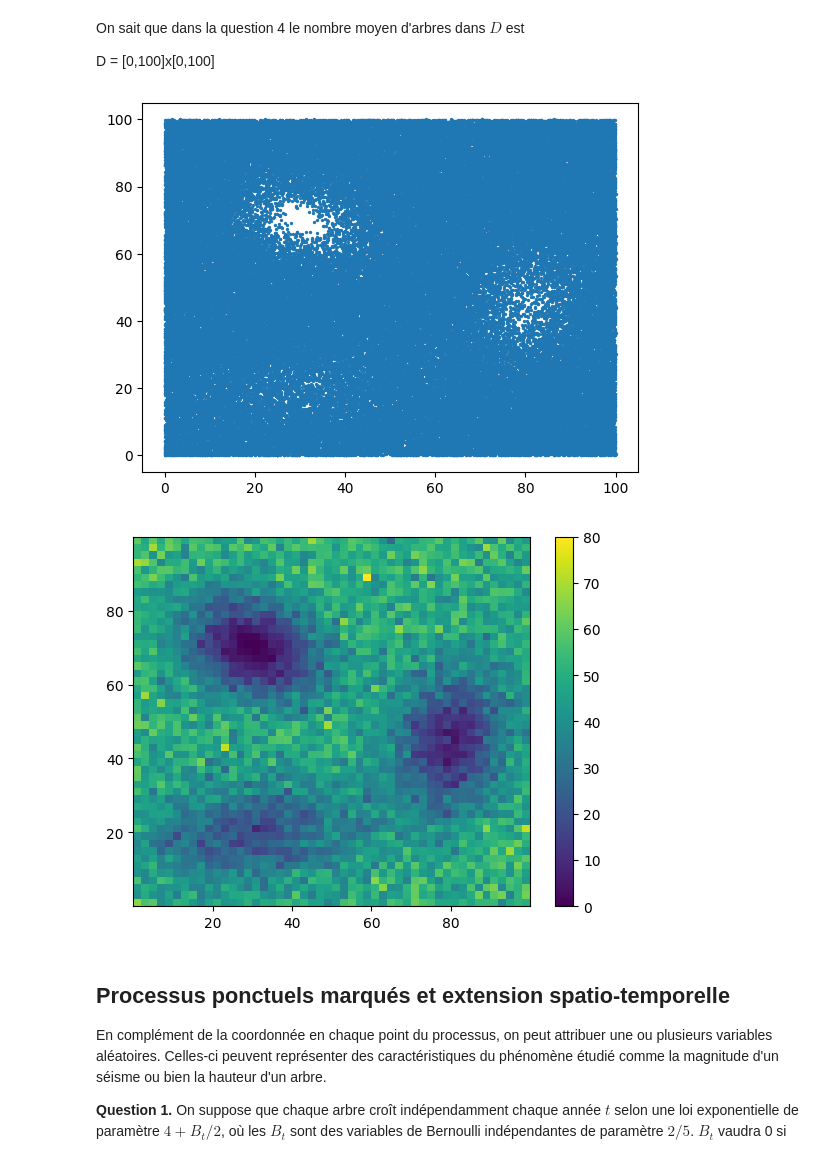
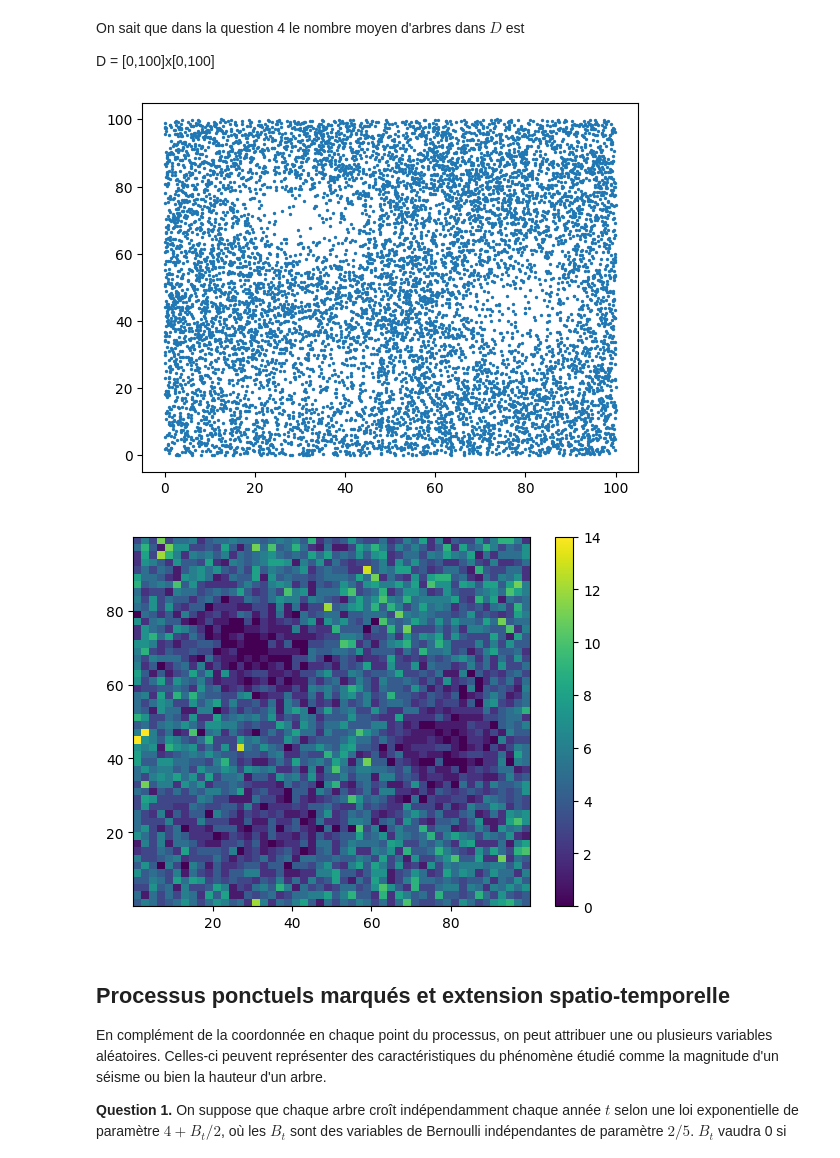
Before and after one commit to bonbonblond/Projet-info, a Jupyter notebook: Proba/Projet ProbabilitÃ©s.ipynb, the cells around one changed output. Drawn from its saved outputs; the diff is of its cells as text; code cells hidden in the pictures.

```diff
--- a/Proba/Projet ProbabilitÃ©s.ipynb
+++ b/Proba/Projet ProbabilitÃ©s.ipynb
@@ -335,36 +335,36 @@ def theta(x):
     return alpha*(f_max - topo(x))
 
 # Rejection sampling for theta
 def rtheta(n, a, b):
     k = 0
     pts = np.empty((0, 2))
     while k < n:
         x =  a*np.random.rand(1)
         y = b*np.random.rand(1)
         u = np.random.uniform(0, alpha*f_max, 1)
         if u < theta((x[0],y[0])): # remark: no need to know the normalization constant!
             pts = np.vstack((pts, [x[0], y[0]]))
             k += 1
     return pts
 
 # Poisson simulation function with rejection sampling
 def poisson2(a, b):
-    N = 100000
+    N = 10000
     return rtheta(N, a, b)
 
 
 # Plotting
 X = poisson2(a, b)
 plt.scatter(X[:, 0], X[:, 1],s=2)
 plt.show()
 
 # Plot 2D histogram
 plt.hist2d(X[:,0],X[:,1],50)
 plt.colorbar()
 plt.show()
 # %% [output]
-[figure, old version]
+[figure, new version]
-[figure, old version]
+[figure, new version]
 # %% [markdown]
 ## Processus ponctuels marqués et extension spatio-temporelle
 
```
Also changed, not shown: parts of 4 cells of this notebook, 1 other file.
